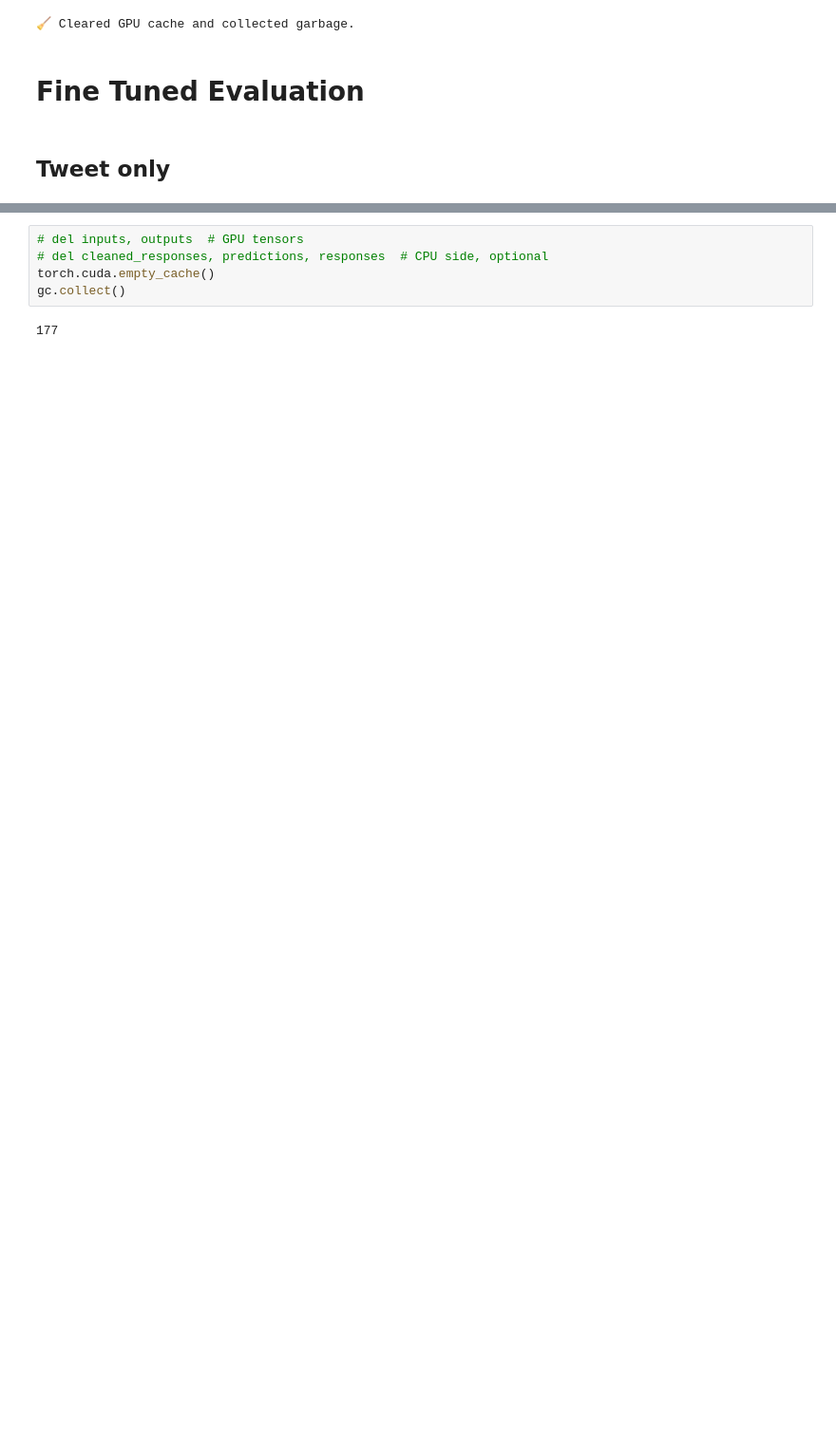
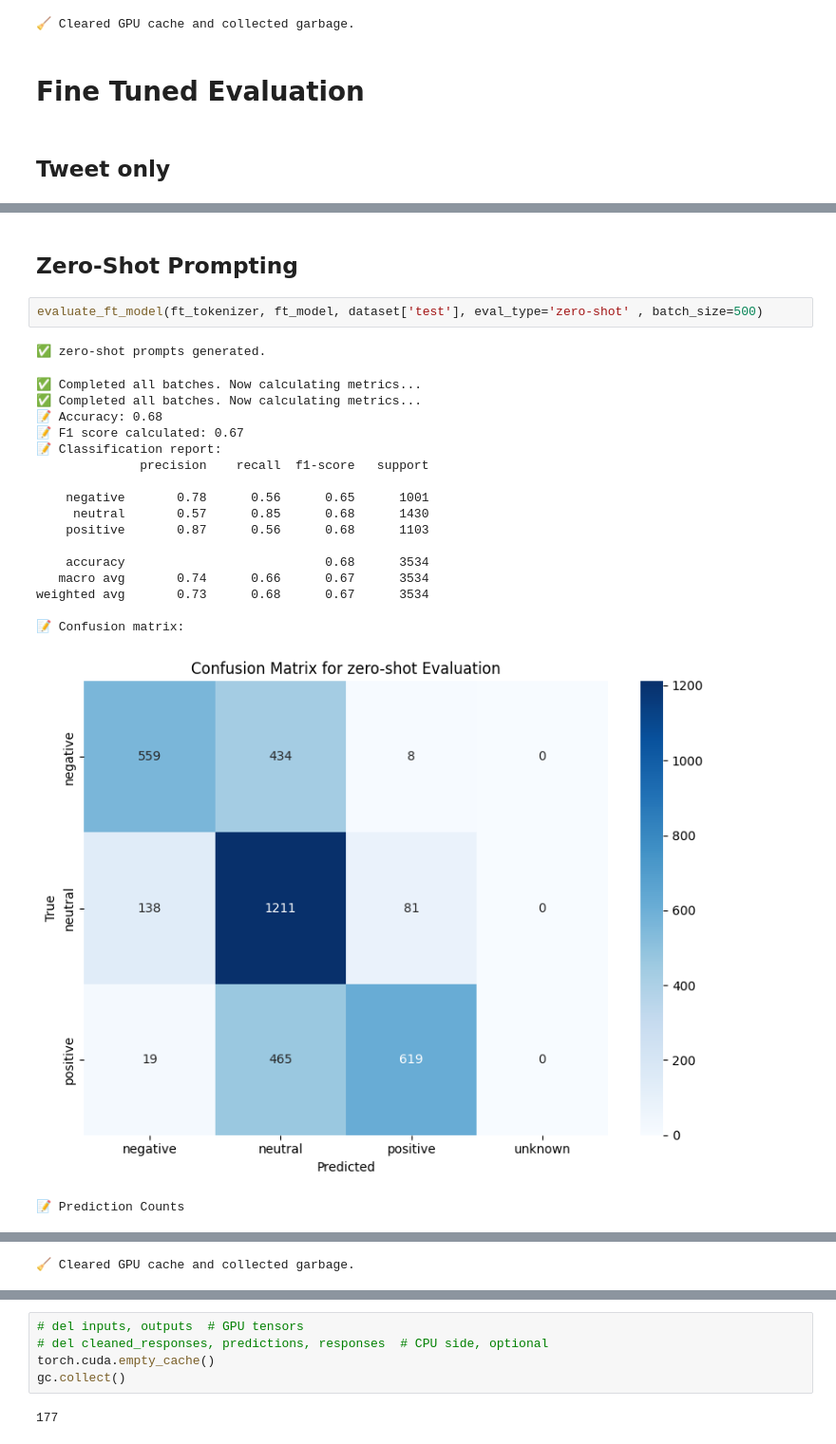
Before and after one commit to rtweera/code-ft, a Jupyter notebook: training/SFT/Tweets/accuracy_metrics.ipynb, the cells around one changed output, grey strips where cells are left out. Shown at 95% size. Drawn from its saved outputs; the diff is of its cells as text; blank space fills up the shorter version.

Commit message:
Update accuracy metrics

```diff
--- a/training/SFT/Tweets/accuracy_metrics.ipynb
+++ b/training/SFT/Tweets/accuracy_metrics.ipynb
@@ -386,0 +428,24 @@ weighted avg       0.74      0.73      0.73      3534
+# %% [markdown]
+## Zero-Shot Prompting
+# %%
+evaluate_ft_model(ft_tokenizer, ft_model, dataset['test'], eval_type='zero-shot' , batch_size=500)
+# %% [output]
+✅ zero-shot prompts generated.
+✅ Completed all batches. Now calculating metrics...
+✅ Completed all batches. Now calculating metrics...
+📝 Accuracy: 0.68
+📝 F1 score calculated: 0.67
+📝 Classification report:
+              precision    recall  f1-score   support
+
+    negative       0.78      0.56      0.65      1001
+     neutral       0.57      0.85      0.68      1430
+    positive       0.87      0.56      0.68      1103
+
+    accuracy                           0.68      3534
+   macro avg       0.74      0.66      0.67      3534
+weighted avg       0.73      0.68      0.67      3534
+
+📝 Confusion matrix:
+[figure, added]
+📝 Prediction Counts
@@ -386,0 +453 @@ weighted avg       0.74      0.73      0.73      3534
+🧹 Cleared GPU cache and collected garbage.
```
Also changed, not shown: parts of 12 cells of this notebook.
